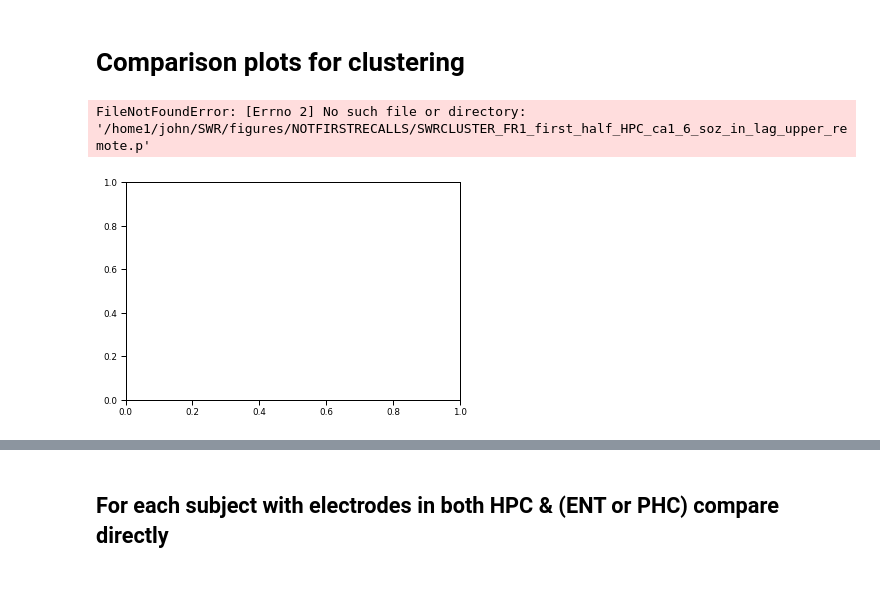
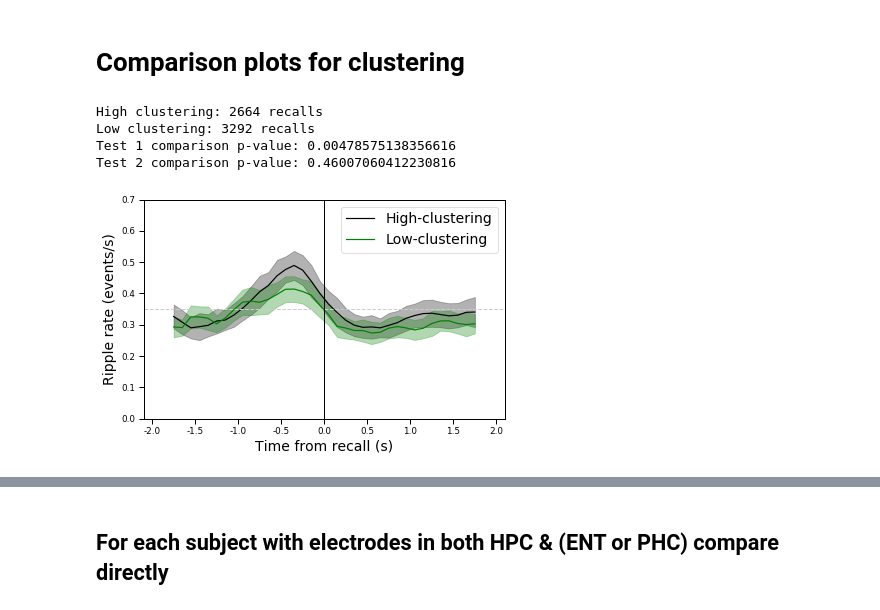
Before and after one commit to jjsakon/SWR, a Jupyter notebook: code/SWRplots.ipynb, the cells around one changed output, grey strips where cells are left out. Saved outputs shown, nothing was run; the diff lists cells and outputs as text; code cells hidden in the pictures; blank space fills up the shorter version.

```diff
--- a/code/SWRplots.ipynb
+++ b/code/SWRplots.ipynb
@@ -386,8 +386,9 @@ for test in [1,2]: # tests 1 and 2 are pre and post recall
     bin_df = pd.DataFrame(data={'session':session_name,'subject':subject_name,'bin_indicator':bin_indicator,
                                 'recall_indicator':recall_indicator,'ripple_rates':ripple_rates})
     vc = {'session':'0+session'}
-    sig_bin_model = smf.mixedlm("ripple_rates ~ bin_indicator+recall_indicator+bin_indicator*recall_indicator", bin_df, groups="subject", vc_formula=vc)
-    bin_model = sig_bin_model.fit(reml=False, method='nm')
+    model_setup = smf.mixedlm("ripple_rates ~ bin_indicator+recall_indicator+bin_indicator*recall_indicator",
+                                bin_df, groups="subject", vc_formula=vc, re_formula='1+bin_indicator')
+    bin_model = model_setup.fit(reml=False, method='nm')
 
     if test == 1:
         print(bin_model.summary())
@@ -626,7 +629,7 @@ region_name = 'HPC'
 location_selected = 'ca1' #'ca1dg' # 'ca3' # 'dg' 'ca1' # sub # left hippocampus # right hippocampus # hippocampus
 # # (leave as '' if not HPC)
 filter_type = 'hamming'
-sub_selection = 'first_half' # 'second_half', 'whole' ,'first_half'
+sub_selection = 'whole' # 'second_half', 'whole' ,'first_half'
 
 select_semantic_temporal = 3
 # 0 means neither (use for no clustering or subject-level),
@@ -761,32 +764,35 @@ for p,upper_label in enumerate(['upper','lower']):
 
 #         if bin_model1.pvalues[1] < 0.05:
 #             plot([-600,-600+stats_bin],[line_dist,line_dist],'--',
 #                  color=(0,0,0),label='_nolegend_')
 #         if bin_model2.pvalues[1] < 0.05:
 #             plot([second_start,second_start+stats_bin],[line_dist,line_dist],'--',
 #                  color=(0,0,0),label='_nolegend_')
 
         print('High clustering'+': '+str(sum(category==0))+' recalls')
         print('Low clustering'+': '+str(sum(category==1))+' recalls')
         print('Test 1 comparison p-value: '+str(bin_model1.pvalues[1]))
         print('Test 2 comparison p-value: '+str(bin_model2.pvalues[1]))
 
 xticks(np.arange(psth_start,psth_end+1,500),np.arange(psth_start/1000,psth_end/1000+1,500/1000))
 xlabel('Time from recall (s)')
 ylabel('Ripple rate (events/s)')
 ylim = 0.7 # keep it here since occasionally CIs get kinda high
 ax.set_ylim(0,ylim)
 ax.set_xlim(psth_start-100,psth_end+100)
 plot([ax.get_xlim()[0],ax.get_xlim()[1]],[0.35,0.35],linewidth=1,linestyle='--',color=(0.8,0.8,0.8),label='_nolegend_')
 plot([0,0],[ax.get_ylim()[0],ax.get_ylim()[1]],linewidth=1,linestyle='-',color=(0,0,0),label='_nolegend_')
 ax.legend({'Low-clustering','High-clustering'})
 tight_layout()
 
 if save_plot == 1:
     plt.savefig('../figures/clusteringPlots/'+exp+'_'+'PSTH_'+region_name+'-'+str(recall_type_switch)+'-'+st_label+'_'+
                 location_selected+'_'+save_label+'_'+str(SE_on)+'.pdf',transparent=True)
 plt.show()
 a=1;
 # %% [output]
-FileNotFoundError: [Errno 2] No such file or directory: '/home1/john/SWR/figures/NOTFIRSTRECALLS/SWRCLUSTER_FR1_first_half_HPC_ca1_6_soz_in_lag_upper_remote.p'
+High clustering: 2664 recalls
+Low clustering: 3292 recalls
+Test 1 comparison p-value: 0.00478575138356616
+Test 2 comparison p-value: 0.46007060412230816
-[figure, old version]
+[figure, new version]
```
Also changed, not shown: parts of 4 cells of this notebook, 2 other files.
